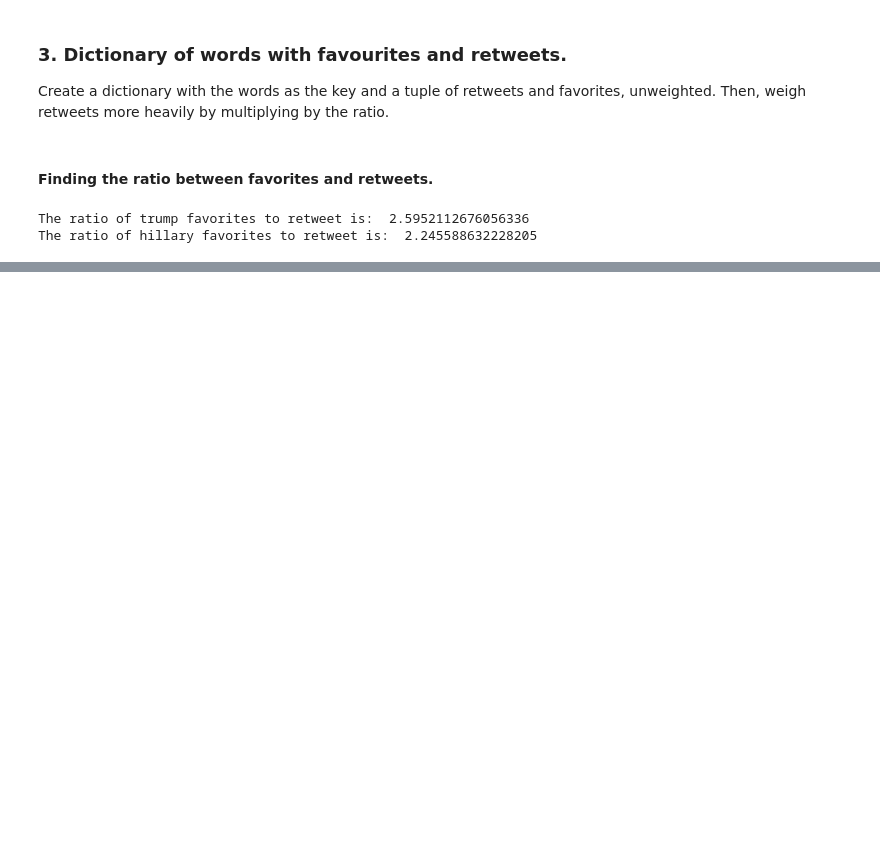
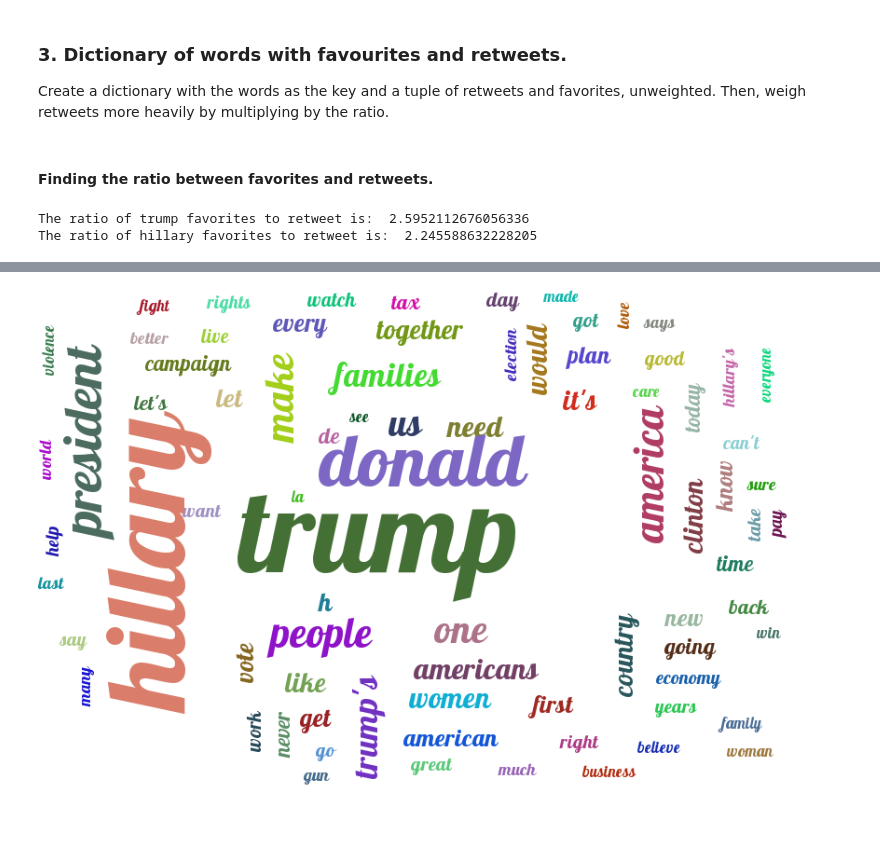
Before and after one commit to Del012/Pr_024, a Jupyter notebook: Final_Rough_Draft.ipynb, the cells around one changed output, grey strips where cells are left out. Saved outputs shown, nothing was run; the diff lists cells and outputs as text; code cells hidden in the pictures; blank space fills up the shorter version.

```diff
--- a/Final_Rough_Draft.ipynb
+++ b/Final_Rough_Draft.ipynb
@@ -293,0 +352,9 @@ dfFreq_h
+# %%
+#For Hillary: Make word cloud based on most frequent used words
+counts = fdist_h.most_common(80);
+tags = make_tags(counts, maxsize=120)
+wordcloud_trump = create_tag_image(tags, 'freq_cloud_hillary.png', size=(900, 600), fontname='Lobster');
+
+Image('freq_cloud_hillary.png')
+# %% [output]
+[figure, added]
```
Also changed, not shown: parts of 16 cells of this notebook.
